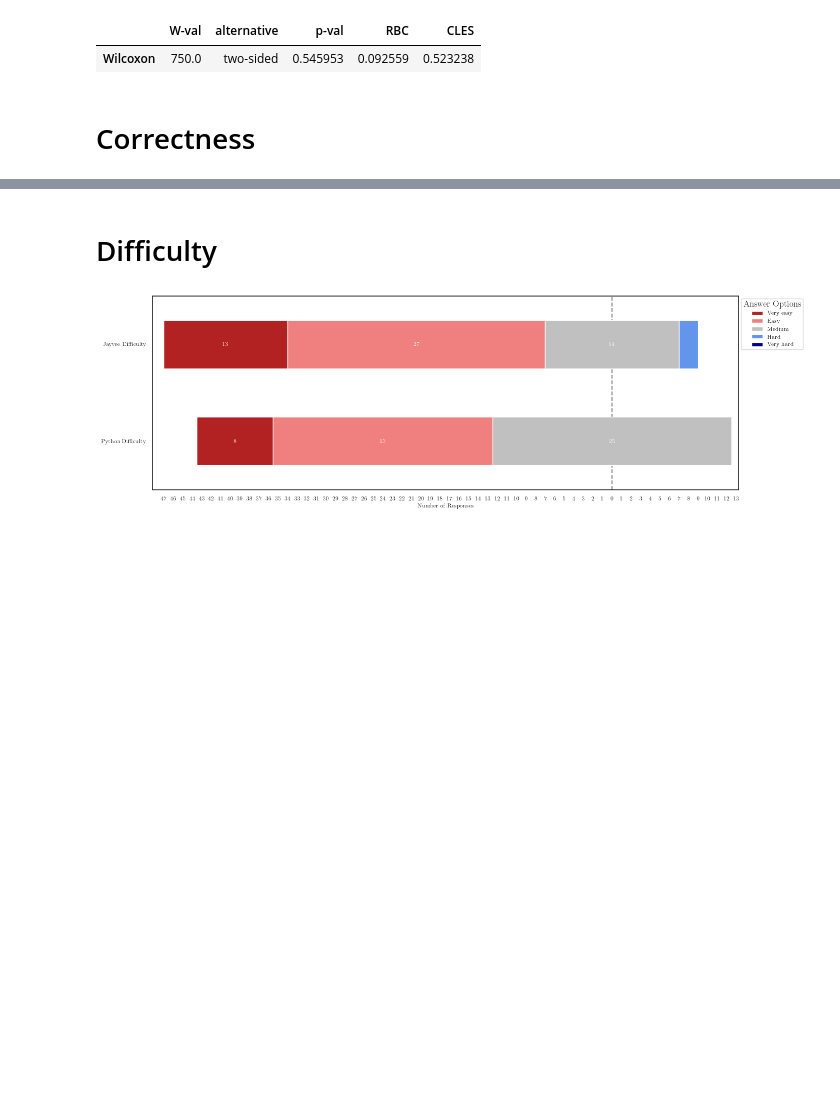
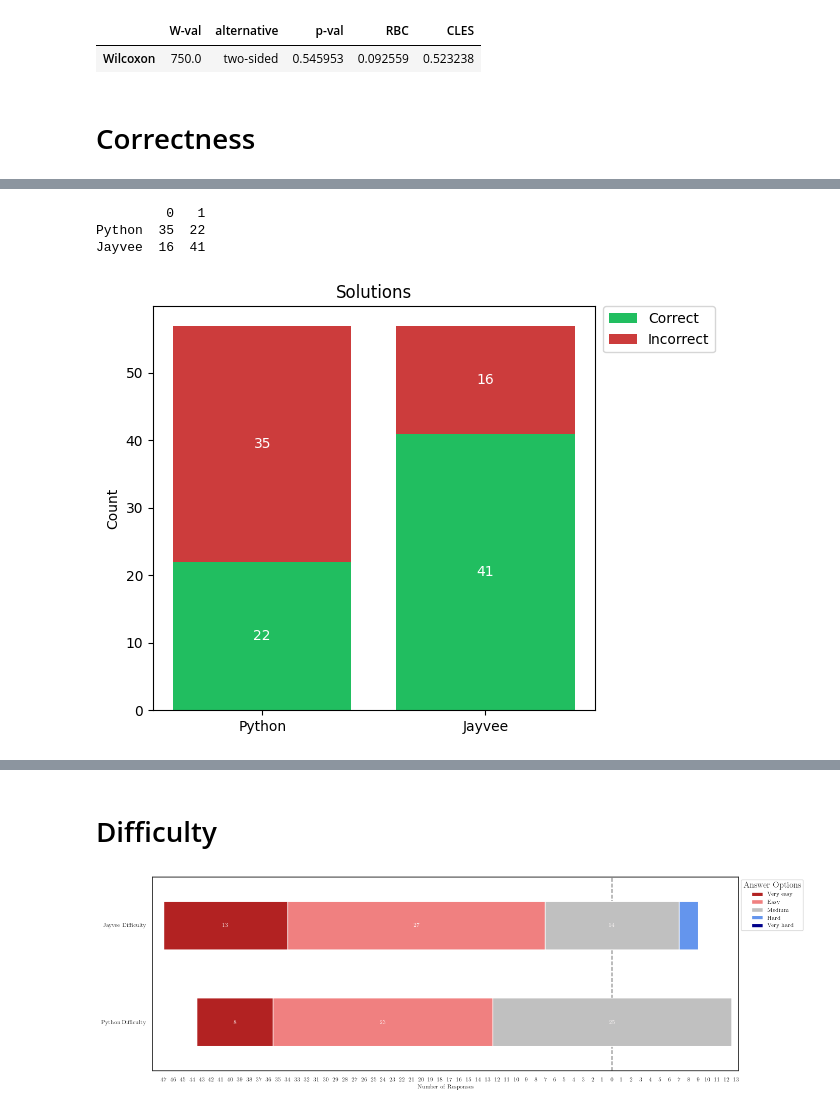
Before and after one commit to rhazn/2025-data-release-program-comprehension-jayvee, a Jupyter notebook: 3_data_analysis.ipynb, the cells around one changed output, grey strips where cells are left out. Saved outputs shown, nothing was run; the diff lists cells and outputs as text; code cells hidden in the pictures; blank space fills up the shorter version.

Commit message:
Binary correctness measurement, McNemar's test, Error types

```diff
--- a/3_data_analysis.ipynb
+++ b/3_data_analysis.ipynb
@@ -238,0 +196,20 @@ test
+# %%
+import pingouin as pg
+import pandas as pd
+
+df = pd.read_csv('./data/generated/results_anon.csv', dtype = {'student_id_anon':str})
+
+# Convert correctness to binary
+df['py_binary'] = (df['py_correctness'] == 1)
+df['jv_binary'] = (df['jv_correctness'] == 1)
+
+observed, stats = pg.chi2_mcnemar(df, x='jv_binary', y='py_binary', correction=True)
+
+c, b = observed.at[0, 1], observed.at[1, 0]
+
+oddsRatio = b / c
+
+print(observed)
+print(oddsRatio)
+
+stats
@@ -238,0 +224,50 @@ test
+# %%
+import pandas as pd
+import matplotlib.pyplot as plt
+
+df = pd.read_csv('./data/generated/results_anon.csv', dtype={'student_id_anon': str})
+
+# Convert correctness to binary
+df['py_binary'] = (df['py_correctness'] == 1).astype(int)
+df['jv_binary'] = (df['jv_correctness'] == 1).astype(int)
+
+# Contingency table
+correctCounts = pd.DataFrame({
+    'Python': df['py_binary'].value_counts(),
+    'Jayvee': df['jv_binary'].value_counts()
+}).T
+
+print(correctCounts)
+
+# Plot stacked bar chart
+correct = correctCounts[1]
+incorrect = correctCounts[0]
+
+labels = correctCounts.index
+x = range(len(labels))
+
+plt.bar(x, correct, label='Correct', color="#21BE60")
+plt.bar(x, incorrect, bottom=correct, label='Incorrect', color="#CC3C3C")
+
+# Add value annotations
+for i, (c, ic) in enumerate(zip(correct, incorrect)):
+    if c > 0:
+        plt.text(i, c / 2, str(int(c)), ha='center', va='center', color='white')
+    if ic > 0:
+        plt.text(i, c + ic / 2, str(int(ic)), ha='center', va='center', color='white')
+
+# Labels and formatting
+plt.xticks(x, labels)
+plt.ylabel('Count')
+plt.title('Solutions')
+plt.legend(loc='upper left', bbox_to_anchor=(1.02, 1), borderaxespad=0)
+
+plt.tight_layout()
+
+plt.savefig('figures/experiment-correctness.pdf', dpi=300, format='pdf', bbox_inches='tight')
+plt.show()
+# %% [output]
+         0   1
+Python  35  22
+Jayvee  16  41
+[figure, added]
```
Also changed, not shown: parts of 8 cells of this notebook, 6 other files.
